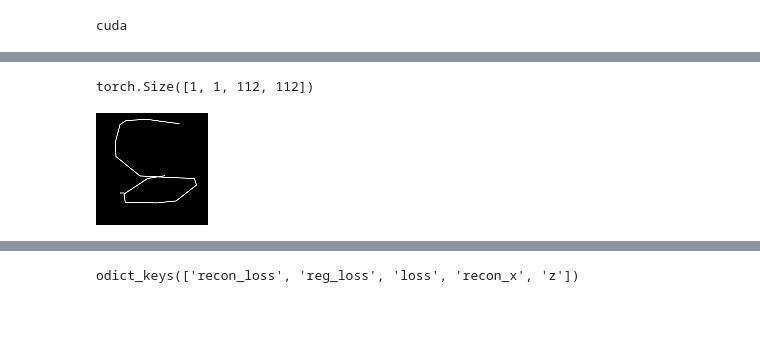
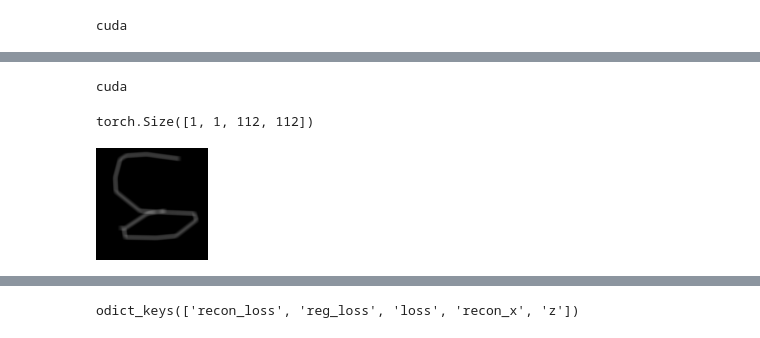
Before and after one commit to jasper-zheng/unsupervised-sketch-to-sound, a Jupyter notebook: src/benchmark_VAE/Untitled-Copy1.ipynb, the cells around one changed output, grey strips where cells are left out. Saved outputs shown, nothing was run; the diff lists cells and outputs as text; code cells hidden in the pictures.

```diff
--- a/src/benchmark_VAE/Untitled-Copy1.ipynb
+++ b/src/benchmark_VAE/Untitled-Copy1.ipynb
@@ -436,22 +438,28 @@ from PIL import Image
 # %%
 from benchmark_VAE.src.pythae.data.datasets import BaseDataset, DatasetOutput
 from torchvision.transforms import GaussianBlur
+import torch
+
+device = "cuda" if torch.cuda.is_available() else "cpu"
+print(device)
+# %% [output]
+cuda
 # %%
 # img = np.array(Image.open('./datasets/crop_640/1/00011_614a_416c.png'))
 img = np.array(Image.open('../datasets/2.png').convert("RGB"))[:,:,0]
 img = torch.from_numpy(img).to(device)
 # img = 1-img.unsqueeze(0).unsqueeze(0)/255.
 img = img.unsqueeze(0).unsqueeze(0)/255.
 
 
 
-img = torch.nn.functional.interpolate(img, size=(112,112), mode='bilinear')
+img = torch.nn.functional.interpolate(img, size=(112,112), mode='bilinear',antialias=True)
 
-# blur = GaussianBlur(3, sigma=1)
-# img = blur(img)
+blur = GaussianBlur(5, sigma=3)
+img = blur(img)
 
 print(img.shape)
 to_pil_image(img[0])
 # %% [output]
 torch.Size([1, 1, 112, 112])
-[figure, old version]
+[figure, new version]
```
Also changed, not shown: parts of 3 cells of this notebook, 7 other files.
